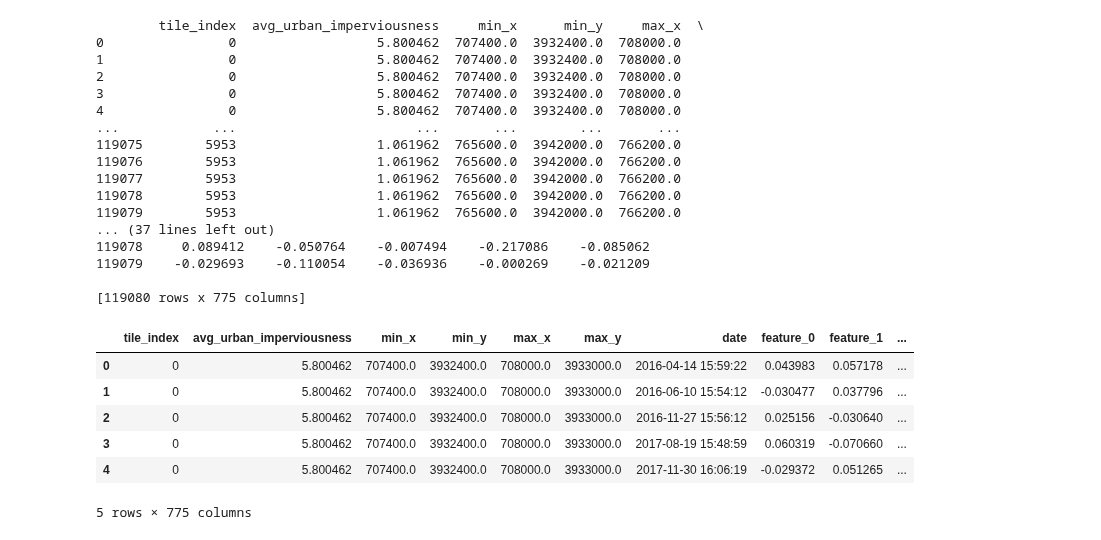
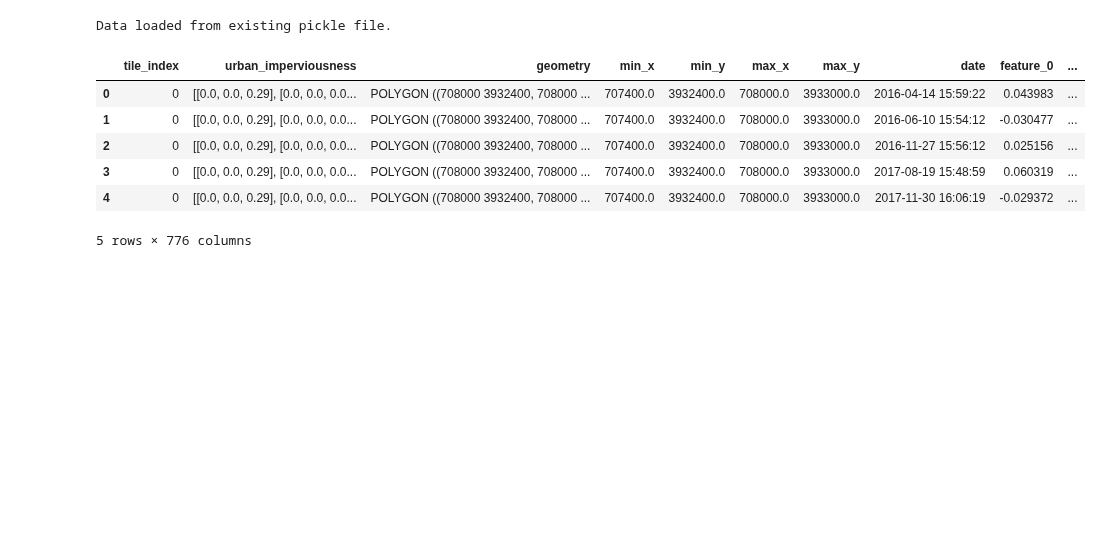
Before and after one commit to benton-tripp/urban-clay, a Jupyter notebook: notebooks/generate-embeddings.ipynb, the cells around one changed output. Drawn from its saved outputs; the diff is of its cells as text; code cells hidden in the pictures; blank space fills up the shorter version.

Commit message:
200m resampled urban imp

```diff
--- a/notebooks/generate-embeddings.ipynb
+++ b/notebooks/generate-embeddings.ipynb
@@ -338,72 +345,65 @@ else:
 # %%
-if not os.path.exists("../data/data_final.csv.gz"):
+
+# Path to save the final DataFrame
+output_pkl_path = "../data/data_final.pkl"
+
+if not os.path.exists(output_pkl_path):
     # Initialize a list to hold each row of the new DataFrame
     flattened_data = []
 
     # Iterate through each tile in the GeoDataFrame
     for tile_idx, row in updated_tiles_gdf.iterrows():
         # Extract bounds of the tile (min/max x and y)
         minx, miny, maxx, maxy = row["geometry"].bounds
 
         embeddings = row["embeddings"]  # 25x768 array
         datetimes = row["datetime"]     # List of np.datetime64 objects corresponding to the embeddings
         if embeddings is not None and datetimes is not None:
             # Check if the embeddings and datetime lists are the correct length
             if len(embeddings) == len(selected_dates) and len(datetimes) == len(selected_dates):
                 # Iterate through each date and corresponding embedding
                 for date, embedding in zip(datetimes, embeddings):
-                    # Flatten the 768-dimension embedding and prepend the tile index, bounds, and date
-                    flattened_row = [tile_idx, minx, miny, maxx, maxy, date] + embedding.flatten().tolist()
+                    # Flatten the 768-dimension embedding and prepend the tile index, bounds, date, and geometry
+                    flattened_row = [tile_idx, row["geometry"], minx, miny, maxx, maxy, date] + embedding.flatten().tolist()
                     flattened_data.append(flattened_row)
             else:
                 print(f"Warning: Tile {tile_idx} has inconsistent lengths in embeddings and datetime lists.")
         else:
             print(f"Warning: Tile {tile_idx} has a NoneType for the datetime list and/or embeddings.")
 
     # Define column names for the flattened DataFrame
-    columns = ["tile_index", "min_x", "min_y", "max_x", "max_y", "date"] + [f"feature_{i}" for i in range(768)]
+    columns = ["tile_index", "geometry", "min_x", "min_y", "max_x", "max_y", "date"] + [f"feature_{i}" for i in range(768)]
 
-    # Create the flattened DataFrame
-    flattened_df = pd.DataFrame(flattened_data, columns=columns)
+    # Create the flattened DataFrame as a GeoDataFrame to retain geometry
+    flattened_gdf = gpd.GeoDataFrame(flattened_data, columns=columns, geometry="geometry", crs=updated_tiles_gdf.crs)
 
-    # Join the urban imperviousness DataFrame to the main flattened DataFrame on `tile_index`
-    flattened_df = flattened_df.merge(urban_df, on="tile_index")
+    # Join the urban imperviousness DataFrame to the main flattened GeoDataFrame on `tile_index`
+    flattened_gdf = flattened_gdf.merge(urban_df.rename(columns={"urban_impervious_matrix": "urban_imperviousness"}), on="tile_index")
 
-    # Move 'avg_urban_imperviousness' to be the second column
-    cols = flattened_df.columns.tolist()
-    cols.insert(1, cols.pop(cols.index('avg_urban_imperviousness')))
-    df = flattened_df[cols]
-    df.to_csv("../data/data_final.csv.gz", index=False)
+    # Move 'urban_imperviousness' to be the second column
+    cols = flattened_gdf.columns.tolist()
+    cols.insert(1, cols.pop(cols.index('urban_imperviousness')))
+    final_gdf = flattened_gdf[cols]
+
+    # Save the final GeoDataFrame to a .pkl file
+    with open(output_pkl_path, "wb") as f:
+        pkl.dump(final_gdf, f)
+    print("Data saved as a pickle file at:", output_pkl_path)
 else:
-    df = pd.read_csv("../data/data_final.csv.gz")
+    # Load the GeoDataFrame from the pickle file if it already exists
+    with open(output_pkl_path, "rb") as f:
+        final_gdf = pkl.load(f)
+    print("Data loaded from existing pickle file.")
 
-df['date'] = pd.to_datetime(df['date'])
-
-# Display the first few rows of the DataFrame
-df.head()
+# Display the first few rows of the GeoDataFrame
+final_gdf.head()
 # %% [output]
-        tile_index  avg_urban_imperviousness     min_x      min_y     max_x  \
-0                0                  5.800462  707400.0  3932400.0  708000.0
-1                0                  5.800462  707400.0  3932400.0  708000.0
-2                0                  5.800462  707400.0  3932400.0  708000.0
-3                0                  5.800462  707400.0  3932400.0  708000.0
-4                0                  5.800462  707400.0  3932400.0  708000.0
-...            ...                       ...       ...        ...       ...
-119075        5953                  1.061962  765600.0  3942000.0  766200.0
-119076        5953                  1.061962  765600.0  3942000.0  766200.0
-119077        5953                  1.061962  765600.0  3942000.0  766200.0
-119078        5953                  1.061962  765600.0  3942000.0  766200.0
-119079        5953                  1.061962  765600.0  3942000.0  766200.0
-... (37 lines left out)
-119078     0.089412    -0.050764    -0.007494    -0.217086    -0.085062
-119079    -0.029693    -0.110054    -0.036936    -0.000269    -0.021209
-
-[119080 rows x 775 columns]
+Data loaded from existing pickle file.
-|  | tile_index | avg_urban_imperviousness | min_x | min_y | max_x | max_y | date | feature_0 | feature_1 | ... |
-| 0 | 0 | 5.800462 | 707400.0 | 3932400.0 | 708000.0 | 3933000.0 | 2016-04-14 15:59:22 | 0.043983 | 0.057178 | ... |
-| 1 | 0 | 5.800462 | 707400.0 | 3932400.0 | 708000.0 | 3933000.0 | 2016-06-10 15:54:12 | -0.030477 | 0.037796 | ... |
-| 2 | 0 | 5.800462 | 707400.0 | 3932400.0 | 708000.0 | 3933000.0 | 2016-11-27 15:56:12 | 0.025156 | -0.030640 | ... |
-| 3 | 0 | 5.800462 | 707400.0 | 3932400.0 | 708000.0 | 3933000.0 | 2017-08-19 15:48:59 | 0.060319 | -0.070660 | ... |
-| 4 | 0 | 5.800462 | 707400.0 | 3932400.0 | 708000.0 | 3933000.0 | 2017-11-30 16:06:19 | -0.029372 | 0.051265 | ... |
+|  | tile_index | urban_imperviousness | geometry | min_x | min_y | max_x | max_y | date | feature_0 | ... |
+| 0 | 0 | [[0.0, 0.0, 0.29], [0.0, 0.0, 0.0... | POLYGON ((708000 3932400, 708000 ... | 707400.0 | 3932400.0 | 708000.0 | 3933000.0 | 2016-04-14 15:59:22 | 0.043983 | ... |
+| 1 | 0 | [[0.0, 0.0, 0.29], [0.0, 0.0, 0.0... | POLYGON ((708000 3932400, 708000 ... | 707400.0 | 3932400.0 | 708000.0 | 3933000.0 | 2016-06-10 15:54:12 | -0.030477 | ... |
+| 2 | 0 | [[0.0, 0.0, 0.29], [0.0, 0.0, 0.0... | POLYGON ((708000 3932400, 708000 ... | 707400.0 | 3932400.0 | 708000.0 | 3933000.0 | 2016-11-27 15:56:12 | 0.025156 | ... |
+| 3 | 0 | [[0.0, 0.0, 0.29], [0.0, 0.0, 0.0... | POLYGON ((708000 3932400, 708000 ... | 707400.0 | 3932400.0 | 708000.0 | 3933000.0 | 2017-08-19 15:48:59 | 0.060319 | ... |
+| 4 | 0 | [[0.0, 0.0, 0.29], [0.0, 0.0, 0.0... | POLYGON ((708000 3932400, 708000 ... | 707400.0 | 3932400.0 | 708000.0 | 3933000.0 | 2017-11-30 16:06:19 | -0.029372 | ... |
-5 rows × 775 columns
+5 rows × 776 columns
 # %%
```
Also changed, not shown: parts of 5 cells of this notebook.
